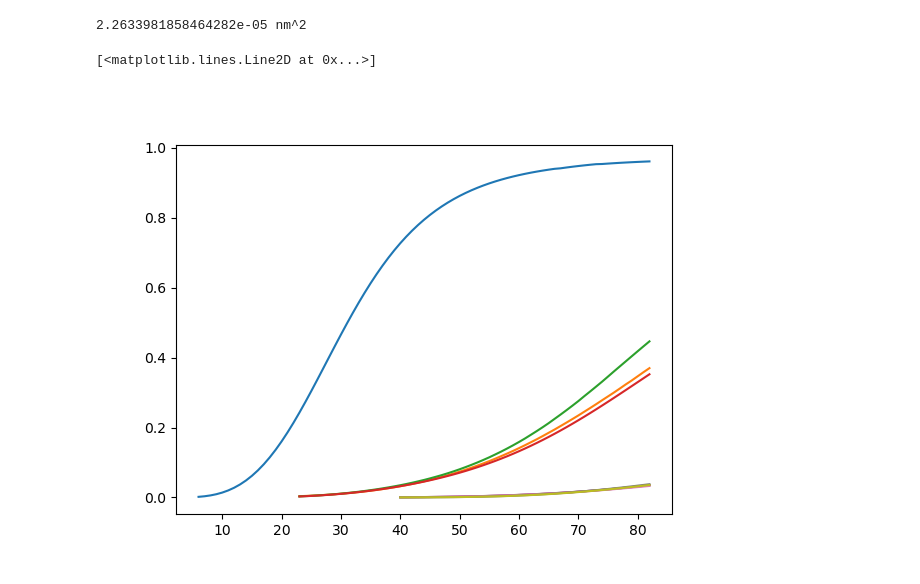
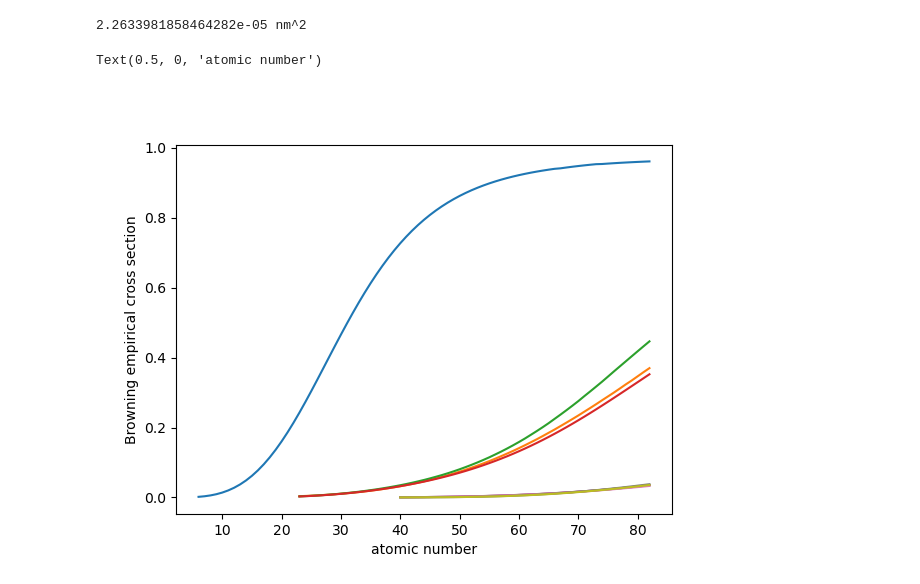
Before and after one commit to gduscher/MLSTEM2025, a Jupyter notebook: Day3/3_Analyze_EDS.ipynb, the cells around one changed output. Drawn from its saved outputs; the diff is of its cells as text; code cells hidden in the pictures.

```diff
--- a/Day3/3_Analyze_EDS.ipynb
+++ b/Day3/3_Analyze_EDS.ipynb
@@ -940,32 +946,35 @@ m3_fl=[]
 
 m4_fl =[]
 m5_fl=[]
 Xsections = pyTEMlib.xrpa_x_sections.x_sections
 for i in range(6, 83):
     #print(i)
     xyield = Xsections[str(i)]['total_fluorescent_yield']
     k_fl.append(xyield['K'])
     if 'L1' in xyield:
         l1_fl.append(xyield['L1'])
     if 'L3' in xyield:
         l2_fl.append(xyield['L2'])
         l3_fl.append(xyield['L3'])
     if 'M5' in xyield:
         m1_fl.append(xyield['M1'])
         m2_fl.append(xyield['M2'])
         m3_fl.append(xyield['M3'])
         m4_fl.append(xyield['M4'])
         m5_fl.append(xyield['M5'])
 plt.figure()
 plt.plot(np.arange(6,83), np.array(k_fl))
 plt.plot(np.arange(23,83), l1_fl)
 plt.plot(np.arange(23,83), l2_fl)
 plt.plot(np.arange(23,83), l3_fl)
 plt.plot(np.arange(40,83), m1_fl)
 plt.plot(np.arange(40,83), m2_fl)
 plt.plot(np.arange(40,83), m3_fl)
 plt.plot(np.arange(40,83), m4_fl)
 plt.plot(np.arange(40,83), m5_fl)
+
+plt.ylabel('Browning empirical cross section')
+plt.xlabel('atomic number')
 # %% [output]
-[<matplotlib.lines.Line2D at 0x...>]
+Text(0.5, 0, 'atomic number')
-[figure, old version]
+[figure, new version]
```
Also changed, not shown: parts of 12 cells of this notebook, 4 other files.
